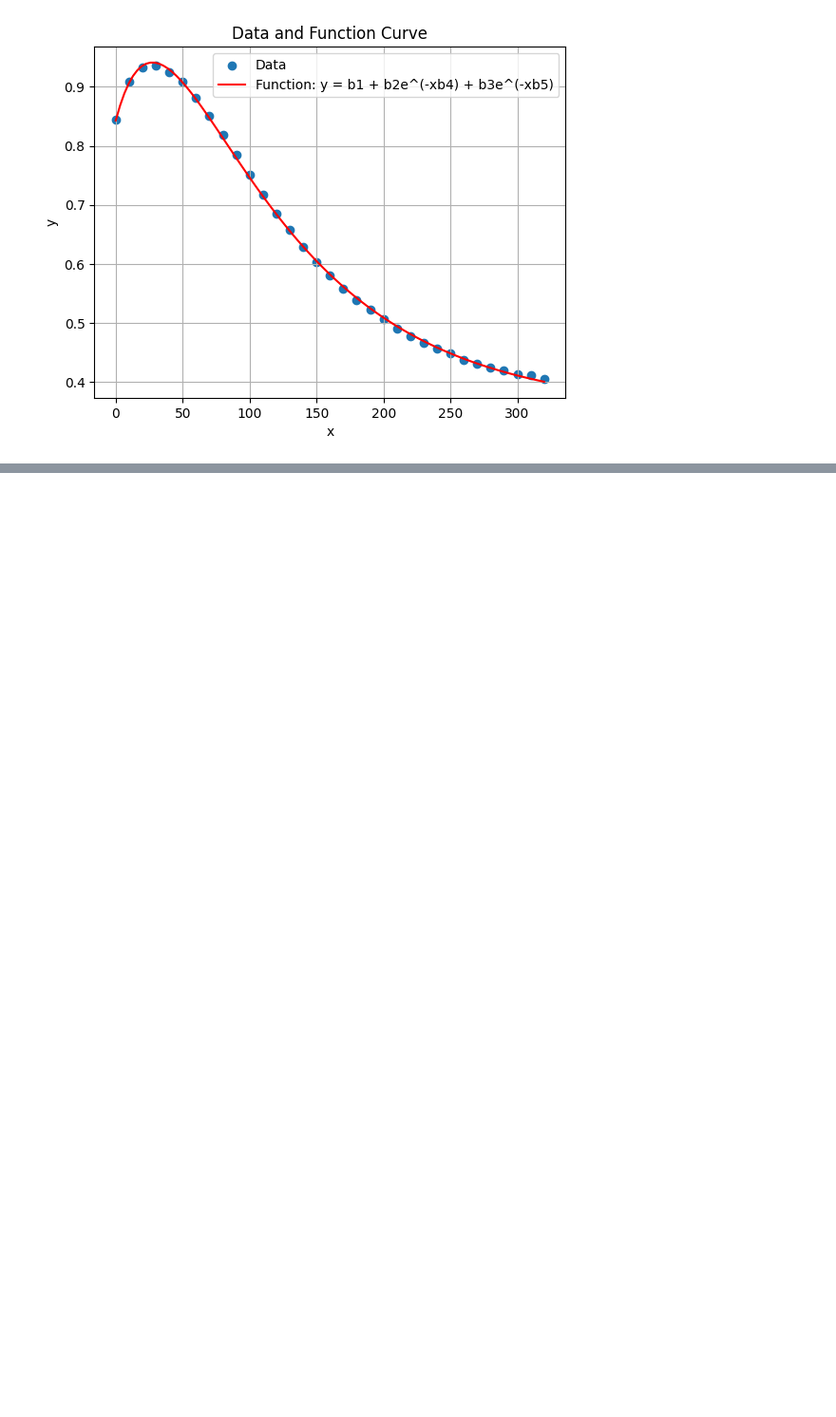
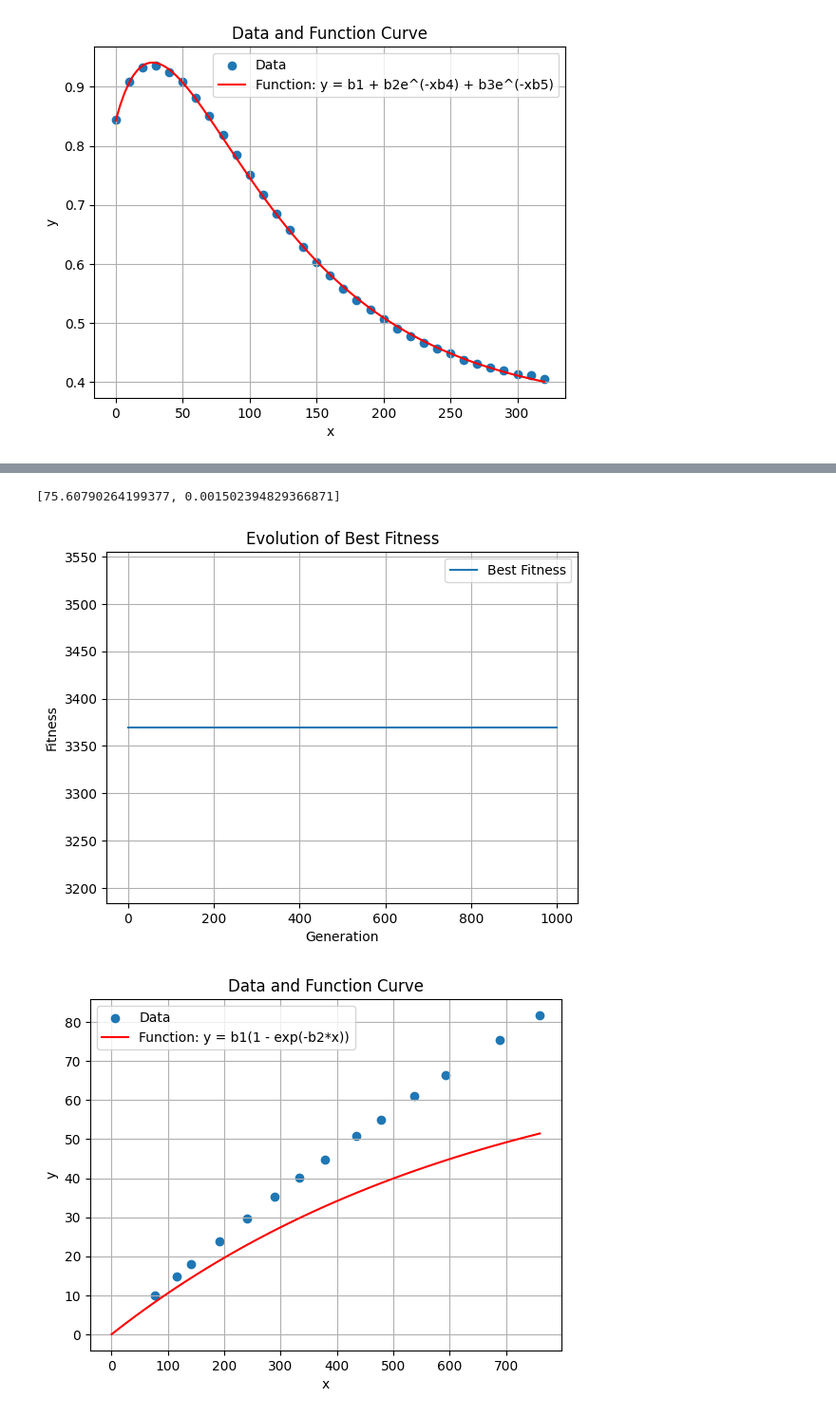
Before and after one commit to nastyabekesheva/SwarmIntelligence, a Jupyter notebook: lab6/main.ipynb, the cells around one changed output, grey strips where cells are left out. Shown: that part at 95% size. Cells and saved outputs as stored; diff of their text form; code cells hidden in the pictures; blank space fills up the shorter version.

```diff
--- a/lab6/main.ipynb
+++ b/lab6/main.ipynb
@@ -7,4 +8,14 @@ from DE import DifferentialEvolution
 import matplotlib.pyplot as plt
+# %%
+def plot_fitness(best_fitnesses):
+    plt.figure()
+    plt.plot(np.arange(len(best_fitnesses)), best_fitnesses, label='Best Fitness')
+    plt.xlabel('Generation')
+    plt.ylabel('Fitness')
+    plt.title('Evolution of Best Fitness')
+    plt.legend()
+    plt.grid(True)
+    plt.show()
 # %%
 workbook = openpyxl.load_workbook('DataRegression.xlsx')
 sheets_to_extract = ['Var01', 'Var09', 'Var18']
@@ -176,0 +186,34 @@ Best fitness: 0.00021796540094457567
+# %%
+def objective_function(b1, b2):
+    return sum([(var01_y_values[i] - b1*(1-np.exp(-b2*var01_x_values[i])))**2 for i in range(len(var01_x_values))])
+
+def func(x, b1, b2):
+    return b1 * (1 - np.exp(-b2 * x))
+
+bounds = np.array([[0, 100], [0, 1]])
+
+PSO = ParticleSwarmOptimizer(objective_function, [0, 0], [100, 1], [1, 1], [10, 10], epochs=1000, population_size=20, dimensions=2, alpha1=0.1, alpha2=3.5)
+sol = PSO.fit()
+print(sol)
+
+plot_fitness(PSO._meta["best_fitness"])
+
+b1 = sol[0]
+b2 = sol[1]
+
+
+x_values = np.linspace(0, max(var01_x_values), 100)
+y_values_func = func(x_values, b1, b2)
+
+plt.scatter(var01_x_values, var01_y_values, label='Data')
+plt.plot(x_values, y_values_func, color='red', label='Function: y = b1(1 - exp(-b2*x))')
+plt.xlabel('x')
+plt.ylabel('y')
+plt.title('Data and Function Curve')
+plt.legend()
+plt.grid(True)
+plt.show()
+# %% [output]
+[75.60790264199377, 0.001502394829366871]
+[figure, added]
+[figure, added]
```
Also changed, not shown: parts of 5 cells of this notebook.
